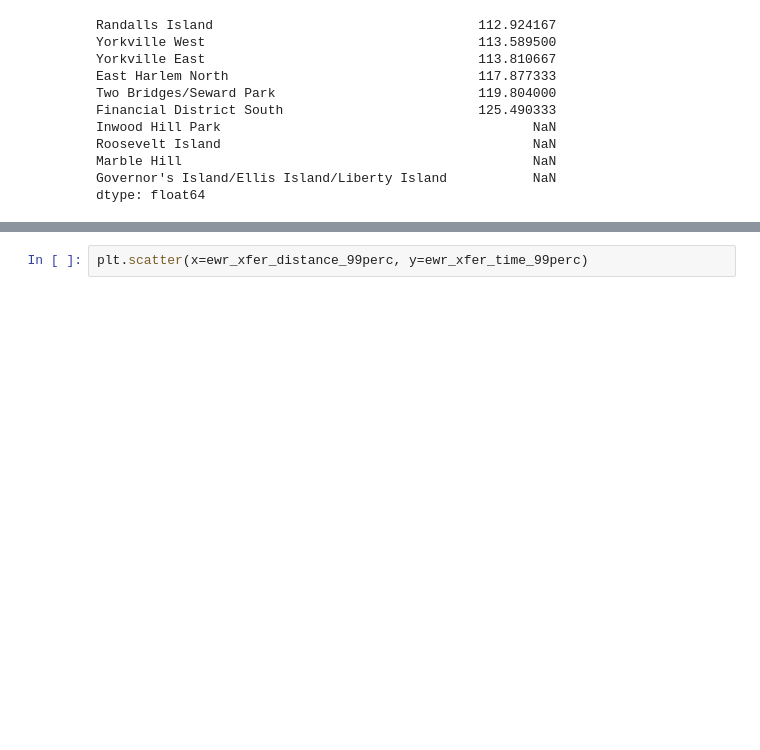
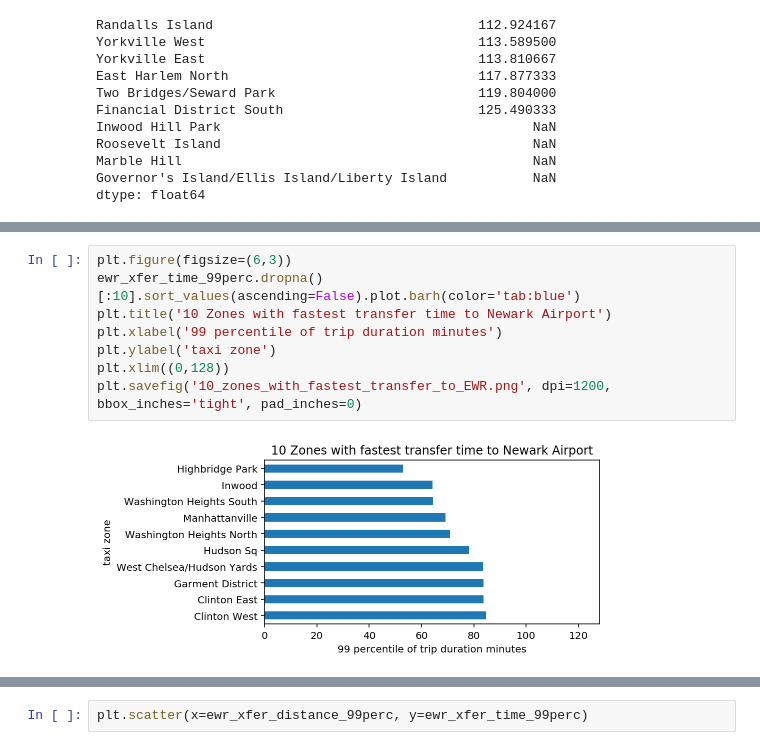
Before and after one commit to frankrefischer/nyc-taxi-to-airport, a Jupyter notebook: Model_Data.ipynb, the cells around one changed output, grey strips where cells are left out. Saved outputs shown, nothing was run; the diff lists cells and outputs as text; blank space fills up the shorter version.

Commit message:
fixed images in Model_Data.ipynb

```diff
--- a/Model_Data.ipynb
+++ b/Model_Data.ipynb
@@ -328,0 +339,10 @@ ewr_xfer_time_99perc.plot.barh()
+# %%
+plt.figure(figsize=(6,3))
+ewr_xfer_time_99perc.dropna()[:10].sort_values(ascending=False).plot.barh(color='tab:blue')
+plt.title('10 Zones with fastest transfer time to Newark Airport')
+plt.xlabel('99 percentile of trip duration minutes')
+plt.ylabel('taxi zone')
+plt.xlim((0,128))
+plt.savefig('10_zones_with_fastest_transfer_to_EWR.png', dpi=1200, bbox_inches='tight', pad_inches=0)
+# %% [output]
+[figure, added]
```
Also changed, not shown: parts of 7 cells of this notebook.
